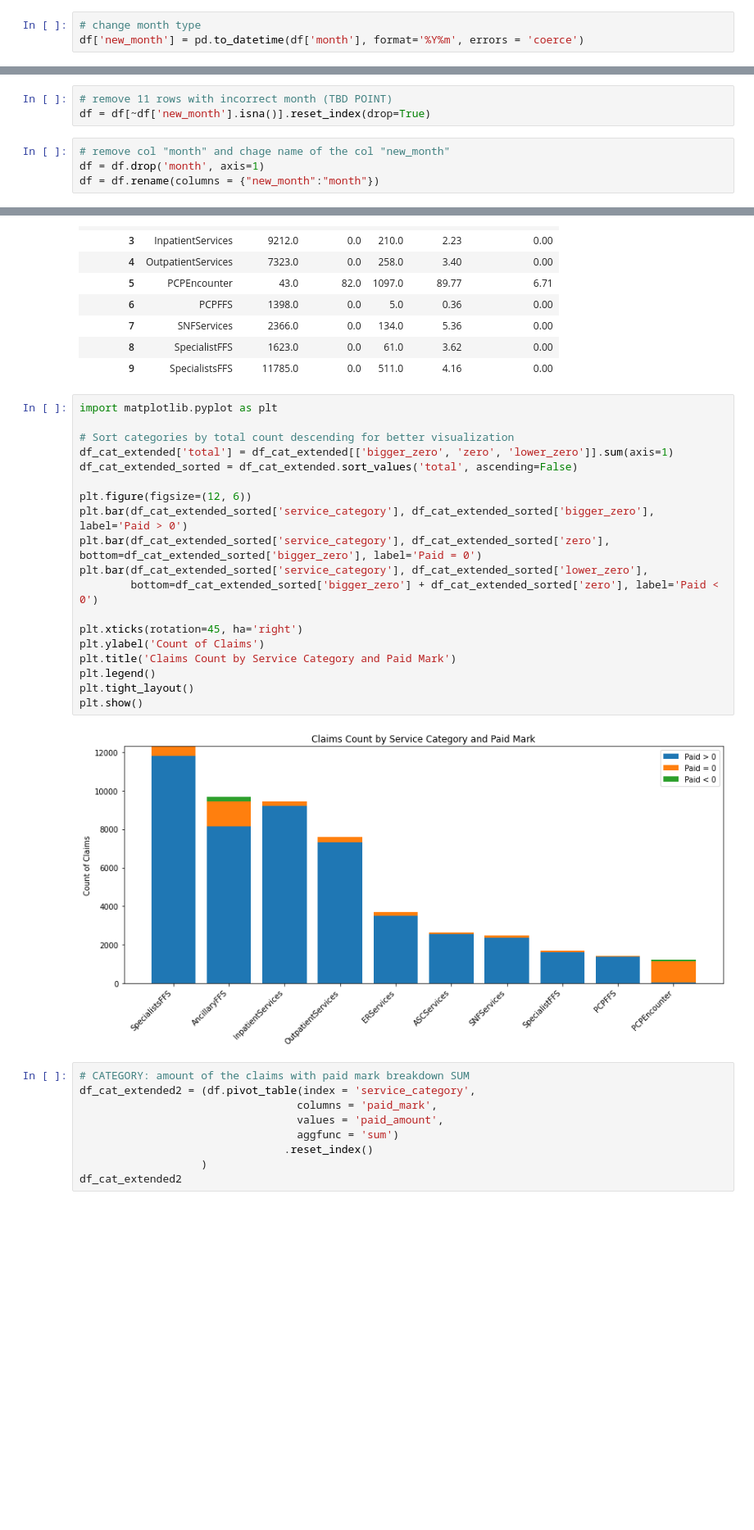
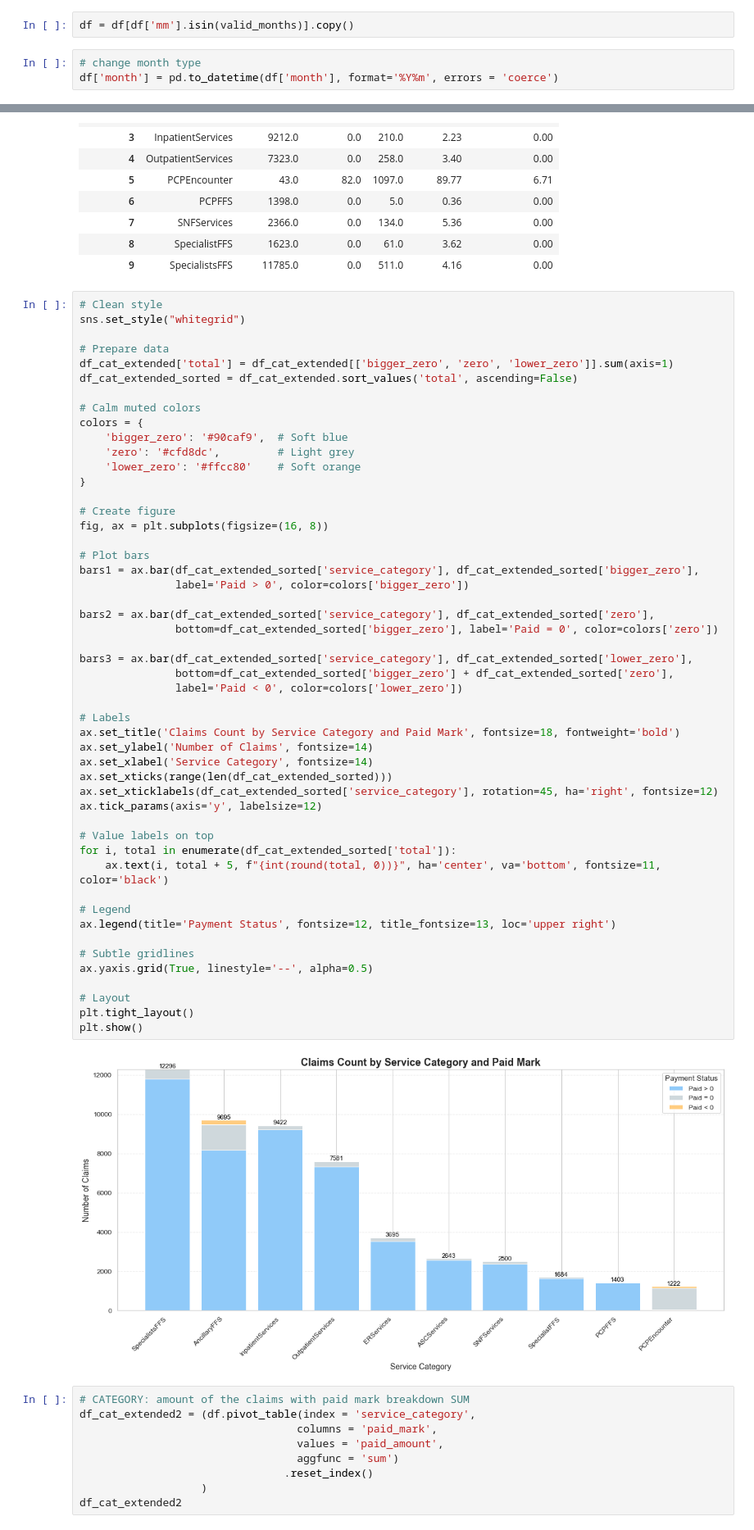
Before and after one commit to maxegorovpt/da_portfolio, a Jupyter notebook: business_cases/wip_claims_trends/claims_eda.ipynb, the cells around one changed output, grey strips where cells are left out. Shown at 82% size. Saved outputs shown, nothing was run; the diff lists cells and outputs as text; blank space fills up the shorter version.

```diff
--- a/business_cases/wip_claims_trends/claims_eda.ipynb
+++ b/business_cases/wip_claims_trends/claims_eda.ipynb
@@ -90,5 +114,7 @@ df.columns = new_df_cols
+# %%
+df = df[df['mm'].isin(valid_months)].copy()
 # %%
 # change month type
-df['new_month'] = pd.to_datetime(df['month'], format='%Y%m', errors = 'coerce')
+df['month'] = pd.to_datetime(df['month'], format='%Y%m', errors = 'coerce')
 # %%
 # dates range
@@ -141,8 +153 @@ lower_zero       325
 Name: count, dtype: int64
-# %%
-# remove 11 rows with incorrect month (TBD POINT)
-df = df[~df['new_month'].isna()].reset_index(drop=True)
-# %%
-# remove col "month" and chage name of the col "new_month"
-df = df.drop('month', axis=1)
-df = df.rename(columns = {"new_month":"month"})
@@ -278,26 +239,57 @@ df_cat_extended
 | 8 | SpecialistFFS | 1623.0 | 0.0 | 61.0 | 3.62 | 0.00 |
 | 9 | SpecialistsFFS | 11785.0 | 0.0 | 511.0 | 4.16 | 0.00 |
 # %%
-import matplotlib.pyplot as plt
+# Clean style
+sns.set_style("whitegrid")
 
-# Sort categories by total count descending for better visualization
+# Prepare data
 df_cat_extended['total'] = df_cat_extended[['bigger_zero', 'zero', 'lower_zero']].sum(axis=1)
 df_cat_extended_sorted = df_cat_extended.sort_values('total', ascending=False)
 
-plt.figure(figsize=(12, 6))
-plt.bar(df_cat_extended_sorted['service_category'], df_cat_extended_sorted['bigger_zero'], label='Paid > 0')
-plt.bar(df_cat_extended_sorted['service_category'], df_cat_extended_sorted['zero'], bottom=df_cat_extended_sorted['bigger_zero'], label='Paid = 0')
-plt.bar(df_cat_extended_sorted['service_category'], df_cat_extended_sorted['lower_zero'],
-        bottom=df_cat_extended_sorted['bigger_zero'] + df_cat_extended_sorted['zero'], label='Paid < 0')
+# Calm muted colors
+colors = {
+    'bigger_zero': '#90caf9',  # Soft blue
+    'zero': '#cfd8dc',         # Light grey
+    'lower_zero': '#ffcc80'    # Soft orange
+}
 
-plt.xticks(rotation=45, ha='right')
-plt.ylabel('Count of Claims')
-plt.title('Claims Count by Service Category and Paid Mark')
-plt.legend()
+# Create figure
+fig, ax = plt.subplots(figsize=(16, 8))
+
+# Plot bars
+bars1 = ax.bar(df_cat_extended_sorted['service_category'], df_cat_extended_sorted['bigger_zero'],
+               label='Paid > 0', color=colors['bigger_zero'])
+
+bars2 = ax.bar(df_cat_extended_sorted['service_category'], df_cat_extended_sorted['zero'],
+               bottom=df_cat_extended_sorted['bigger_zero'], label='Paid = 0', color=colors['zero'])
+
+bars3 = ax.bar(df_cat_extended_sorted['service_category'], df_cat_extended_sorted['lower_zero'],
+               bottom=df_cat_extended_sorted['bigger_zero'] + df_cat_extended_sorted['zero'],
+               label='Paid < 0', color=colors['lower_zero'])
+
+# Labels
+ax.set_title('Claims Count by Service Category and Paid Mark', fontsize=18, fontweight='bold')
+ax.set_ylabel('Number of Claims', fontsize=14)
+ax.set_xlabel('Service Category', fontsize=14)
+ax.set_xticks(range(len(df_cat_extended_sorted)))
+ax.set_xticklabels(df_cat_extended_sorted['service_category'], rotation=45, ha='right', fontsize=12)
+ax.tick_params(axis='y', labelsize=12)
+
+# Value labels on top
+for i, total in enumerate(df_cat_extended_sorted['total']):
+    ax.text(i, total + 5, f"{int(round(total, 0))}", ha='center', va='bottom', fontsize=11, color='black')
+
+# Legend
+ax.legend(title='Payment Status', fontsize=12, title_fontsize=13, loc='upper right')
+
+# Subtle gridlines
+ax.yaxis.grid(True, linestyle='--', alpha=0.5)
+
+# Layout
 plt.tight_layout()
 plt.show()
 # %% [output]
-[figure, old version]
+[figure, new version]
 # %%
 # CATEGORY: amount of the claims with paid mark breakdown SUM
 df_cat_extended2 = (df.pivot_table(index = 'service_category',
```
Also changed, not shown: parts of 40 cells of this notebook.
